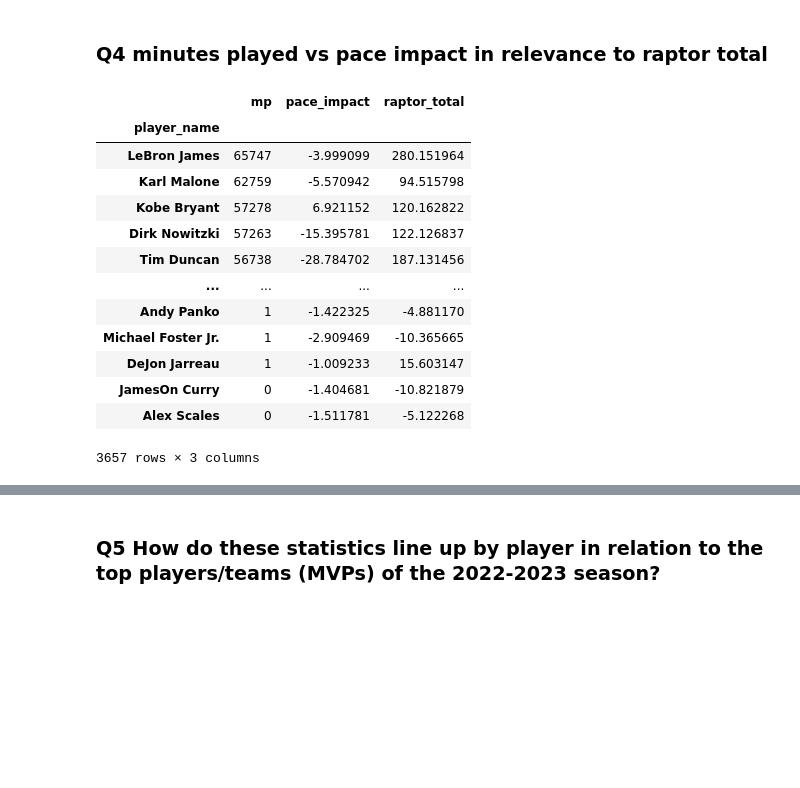
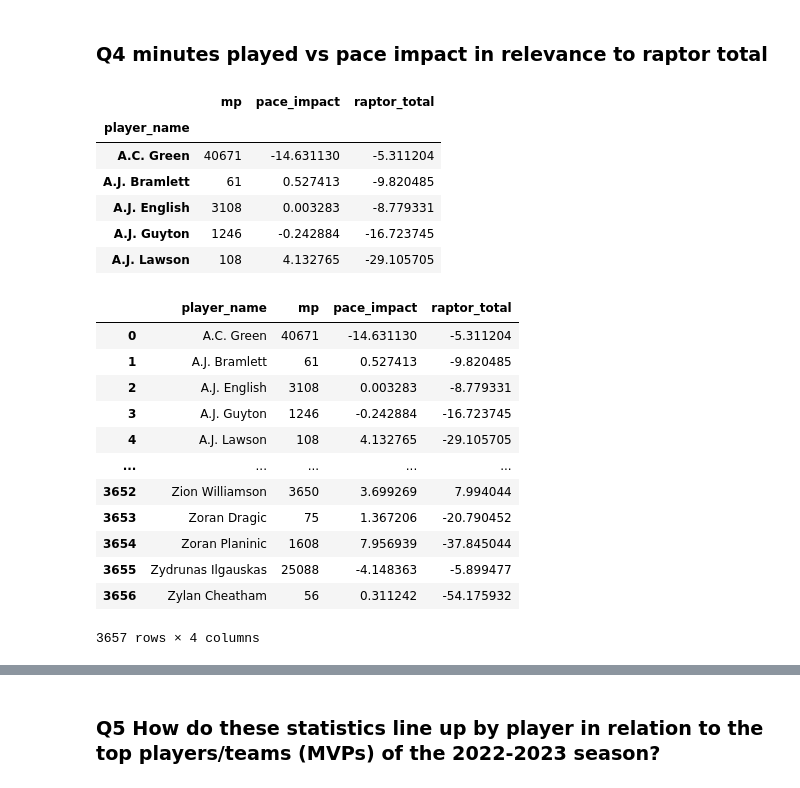
Before and after one commit to UzmaSayyeda/Project01, a Jupyter notebook: raptor_analysis_uzma.ipynb, the cells around one changed output, grey strips where cells are left out. Cells and saved outputs as stored; diff of their text form; code cells hidden in the pictures; blank space fills up the shorter version.

```diff
--- a/raptor_analysis_uzma.ipynb
+++ b/raptor_analysis_uzma.ipynb
@@ -333,20 +334,30 @@ Index(['player_name', 'player_id', 'season', 'season_type', 'team', 'poss',
 # %% [markdown]
 ### Q4 minutes played vs pace impact in relevance to raptor total
 # %%
-min_played=pd.DataFrame(clean_df.groupby("player_name")["mp","pace_impact","raptor_total"].sum())
-min_played.sort_values(by="mp",ascending=False)
+pace_min_played=pd.DataFrame(clean_df.groupby("player_name")["mp","pace_impact","raptor_total","player_name"].sum())
+pace_min_played.head()
 # %% [output]
 |  | mp | pace_impact | raptor_total |
 | player_name |  |  |  |
-| LeBron James | 65747 | -3.999099 | 280.151964 |
-| Karl Malone | 62759 | -5.570942 | 94.515798 |
-| Kobe Bryant | 57278 | 6.921152 | 120.162822 |
-| Dirk Nowitzki | 57263 | -15.395781 | 122.126837 |
-| Tim Duncan | 56738 | -28.784702 | 187.131456 |
-| ... | ... | ... | ... |
-| Andy Panko | 1 | -1.422325 | -4.881170 |
-| Michael Foster Jr. | 1 | -2.909469 | -10.365665 |
-| DeJon Jarreau | 1 | -1.009233 | 15.603147 |
-| JamesOn Curry | 0 | -1.404681 | -10.821879 |
-| Alex Scales | 0 | -1.511781 | -5.122268 |
+| A.C. Green | 40671 | -14.631130 | -5.311204 |
+| A.J. Bramlett | 61 | 0.527413 | -9.820485 |
+| A.J. English | 3108 | 0.003283 | -8.779331 |
+| A.J. Guyton | 1246 | -0.242884 | -16.723745 |
+| A.J. Lawson | 108 | 4.132765 | -29.105705 |
-3657 rows × 3 columns
+# %%
+pace_min_played=pace_min_played.reset_index()
+pace_min_played
+# %% [output]
+|  | player_name | mp | pace_impact | raptor_total |
+| 0 | A.C. Green | 40671 | -14.631130 | -5.311204 |
+| 1 | A.J. Bramlett | 61 | 0.527413 | -9.820485 |
+| 2 | A.J. English | 3108 | 0.003283 | -8.779331 |
+| 3 | A.J. Guyton | 1246 | -0.242884 | -16.723745 |
+| 4 | A.J. Lawson | 108 | 4.132765 | -29.105705 |
+| ... | ... | ... | ... | ... |
+| 3652 | Zion Williamson | 3650 | 3.699269 | 7.994044 |
+| 3653 | Zoran Dragic | 75 | 1.367206 | -20.790452 |
+| 3654 | Zoran Planinic | 1608 | 7.956939 | -37.845044 |
+| 3655 | Zydrunas Ilgauskas | 25088 | -4.148363 | -5.899477 |
+| 3656 | Zylan Cheatham | 56 | 0.311242 | -54.175932 |
+3657 rows × 4 columns
```
Also changed, not shown: parts of 9 cells of this notebook.
